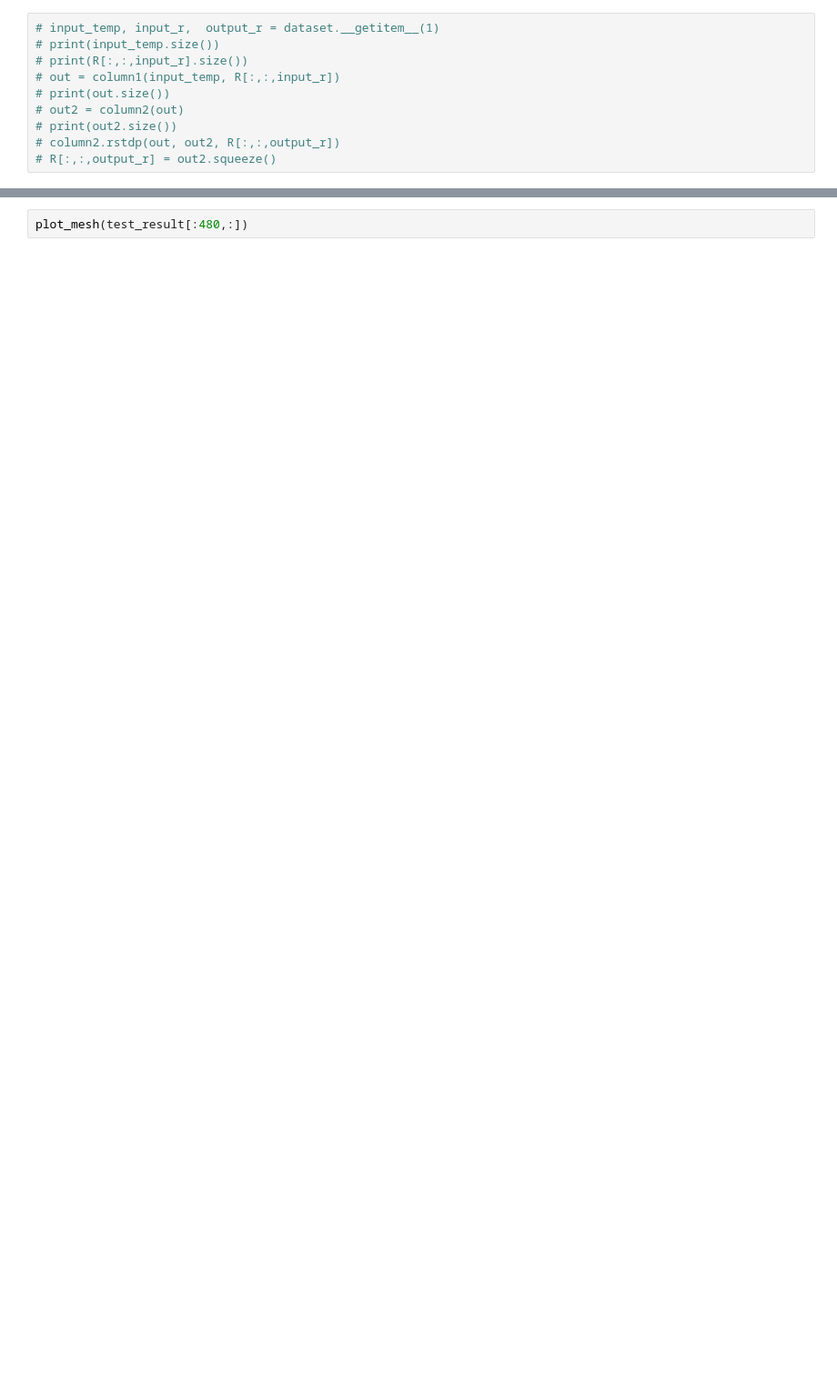
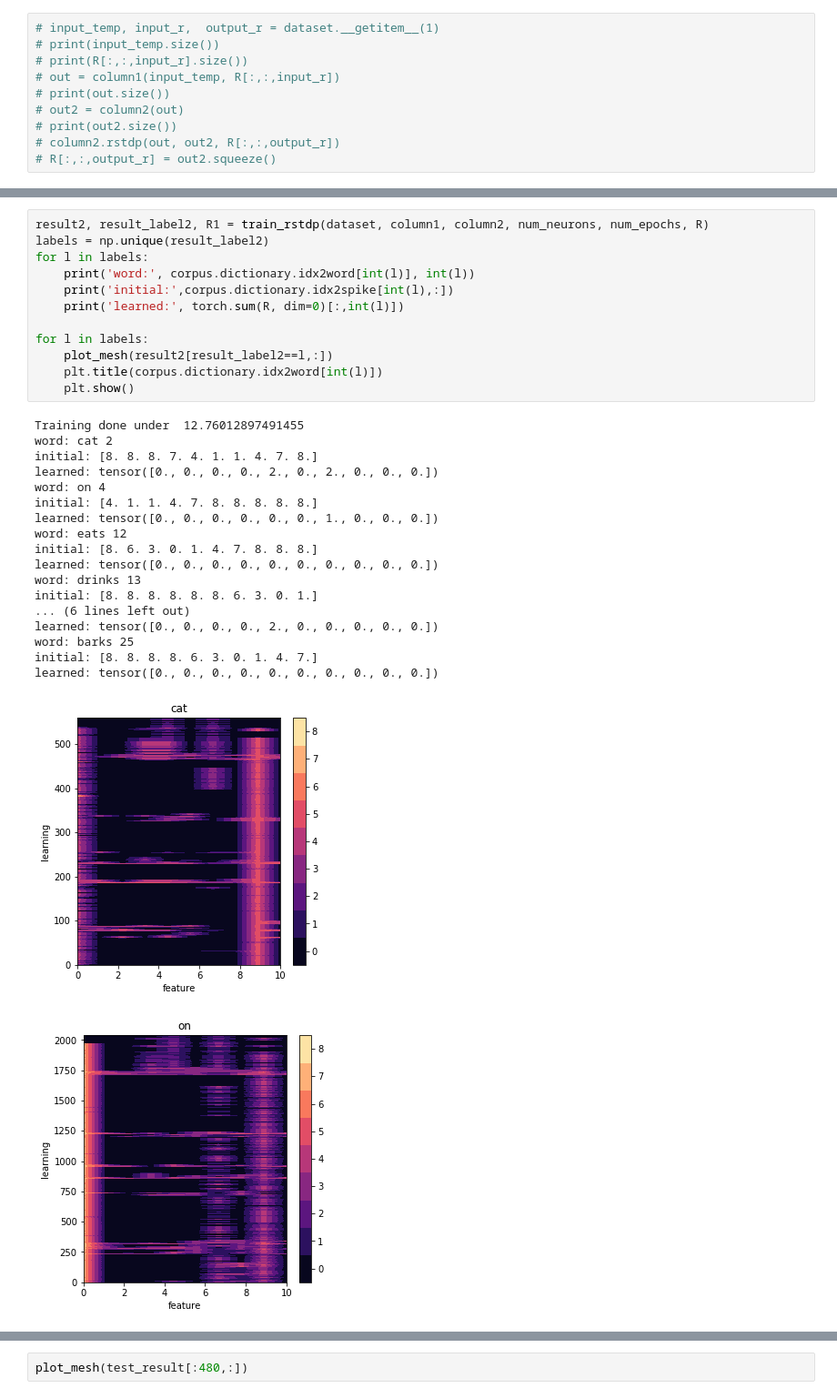
Before and after one commit to caleblu/18847_spring_2020, a Jupyter notebook: project/rstdp.ipynb, the cells around one changed output, grey strips where cells are left out. Shown at 91% size. Cells and saved outputs as stored; diff of their text form; blank space fills up the shorter version.

```diff
--- a/project/rstdp.ipynb
+++ b/project/rstdp.ipynb
@@ -189,0 +245,32 @@ tensor([[2., 0., 2.],
+# %%
+result2, result_label2, R1 = train_rstdp(dataset, column1, column2, num_neurons, num_epochs, R)
+labels = np.unique(result_label2)
+for l in labels:
+    print('word:', corpus.dictionary.idx2word[int(l)], int(l))
+    print('initial:',corpus.dictionary.idx2spike[int(l),:])
+    print('learned:', torch.sum(R, dim=0)[:,int(l)])
+
+for l in labels:
+    plot_mesh(result2[result_label2==l,:])
+    plt.title(corpus.dictionary.idx2word[int(l)])
+    plt.show()
+# %% [output]
+Training done under  12.76012897491455
+word: cat 2
+initial: [8. 8. 8. 7. 4. 1. 1. 4. 7. 8.]
+learned: tensor([0., 0., 0., 0., 2., 0., 2., 0., 0., 0.])
+word: on 4
+initial: [4. 1. 1. 4. 7. 8. 8. 8. 8. 8.]
+learned: tensor([0., 0., 0., 0., 0., 0., 1., 0., 0., 0.])
+word: eats 12
+initial: [8. 6. 3. 0. 1. 4. 7. 8. 8. 8.]
+learned: tensor([0., 0., 0., 0., 0., 0., 0., 0., 0., 0.])
+word: drinks 13
+initial: [8. 8. 8. 8. 8. 8. 6. 3. 0. 1.]
+... (6 lines left out)
+learned: tensor([0., 0., 0., 0., 2., 0., 0., 0., 0., 0.])
+word: barks 25
+initial: [8. 8. 8. 8. 6. 3. 0. 1. 4. 7.]
+learned: tensor([0., 0., 0., 0., 0., 0., 0., 0., 0., 0.])
+[figure, added]
+[figure, added]
```
Also changed, not shown: parts of 15 cells of this notebook, 3 other files.
